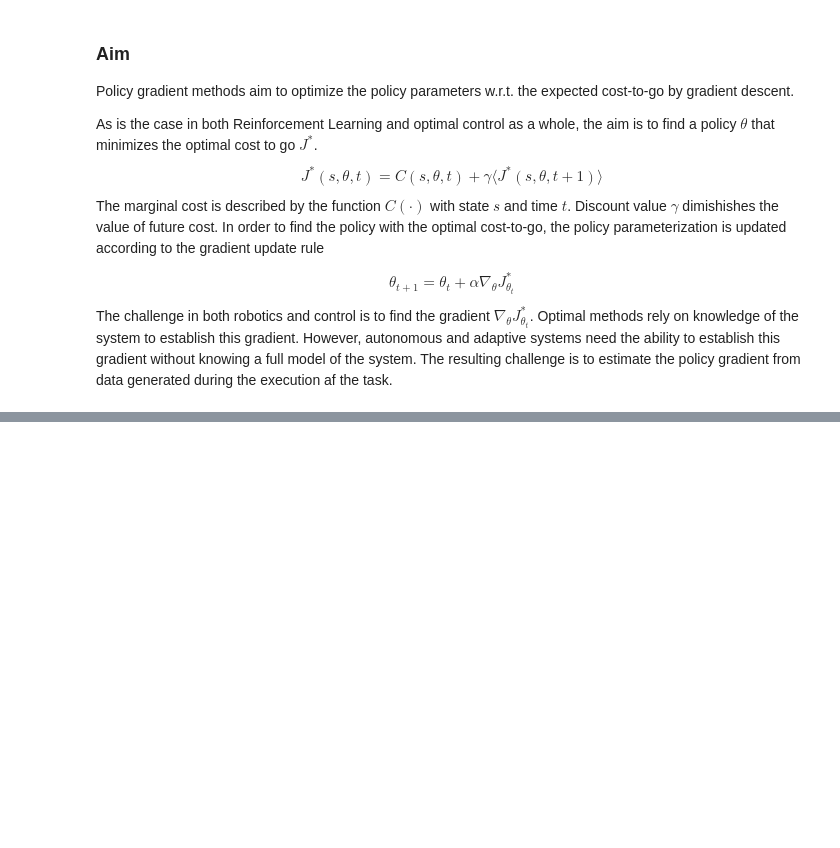
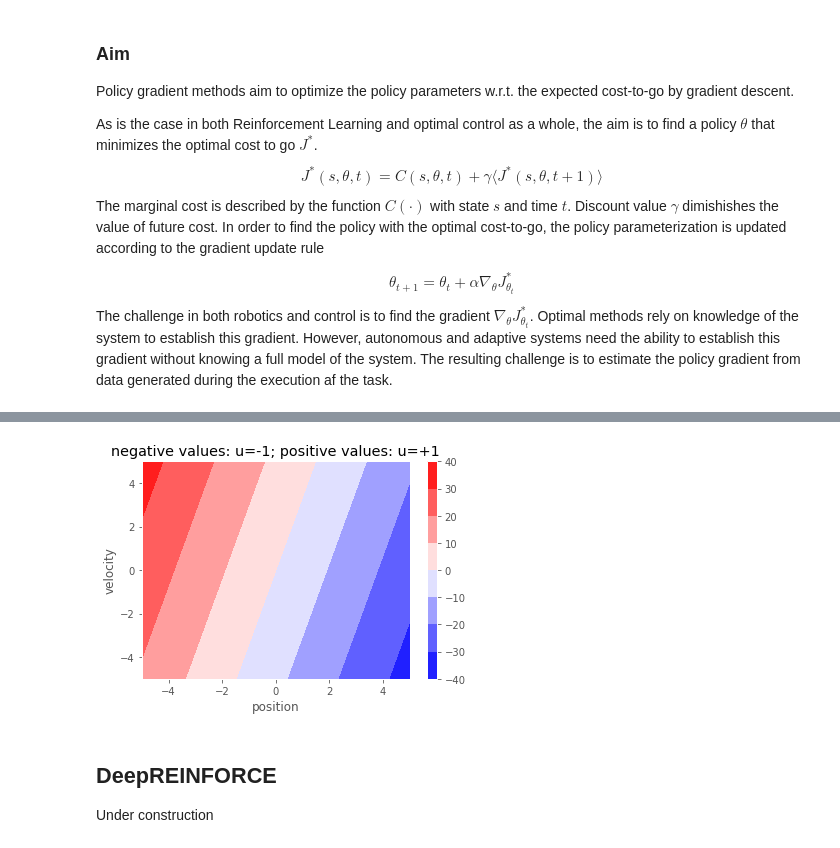
Before and after one commit to JopNiessen/DualControl, a Jupyter notebook: PolicyGradientMethods.ipynb, the cells around one changed output, grey strips where cells are left out. Cells and saved outputs as stored; diff of their text form; code cells hidden in the pictures; blank space fills up the shorter version.

```diff
--- a/PolicyGradientMethods.ipynb
+++ b/PolicyGradientMethods.ipynb
@@ -44,0 +107,22 @@ for i in range(n_steps - 1):
+# %%
+from matplotlib import cm
+n=10
+x = np.linspace(-5,5,n)
+y = np.linspace(-5,5,n)
+xv, yv = np.meshgrid(x,y)
+z = np.zeros((n, n))
+for i in range(n):
+    for j in range(n):
+        u_val = controller.get_control(jnp.array([xv[i,j], yv[i,j]]), optimal=True)
+        z[i,j] = u_val
+
+plt.contourf(xv, yv, z, cmap=cm.bwr)
+plt.xlabel('position')
+plt.ylabel('velocity')
+plt.colorbar()
+plt.title('negative values: u=-1; positive values: u=+1');
+# %% [output]
+[figure, added]
+# %% [markdown]
+## DeepREINFORCE
+Under construction
```
Also changed, not shown: parts of 9 cells of this notebook, 5 other files.
